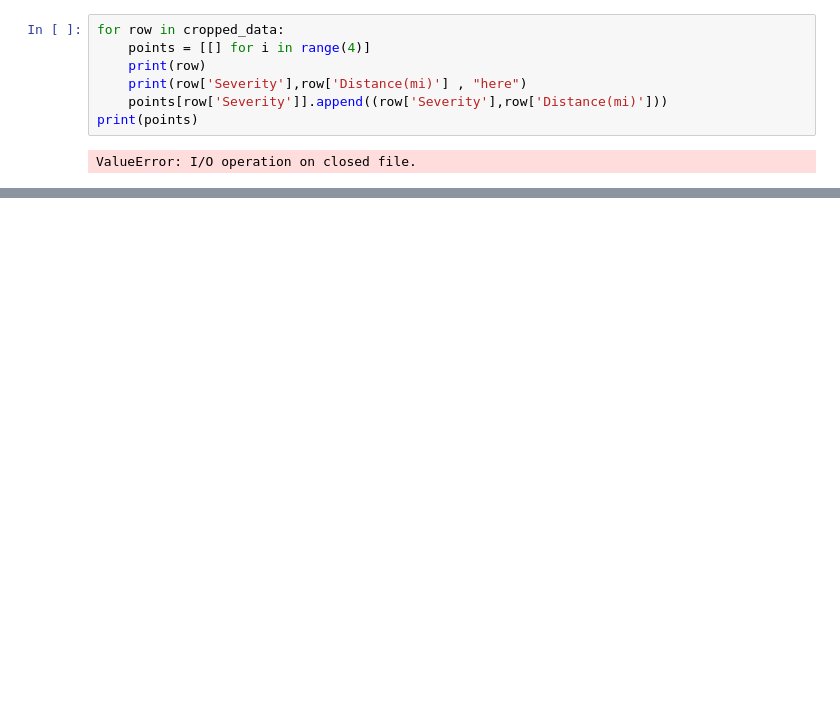
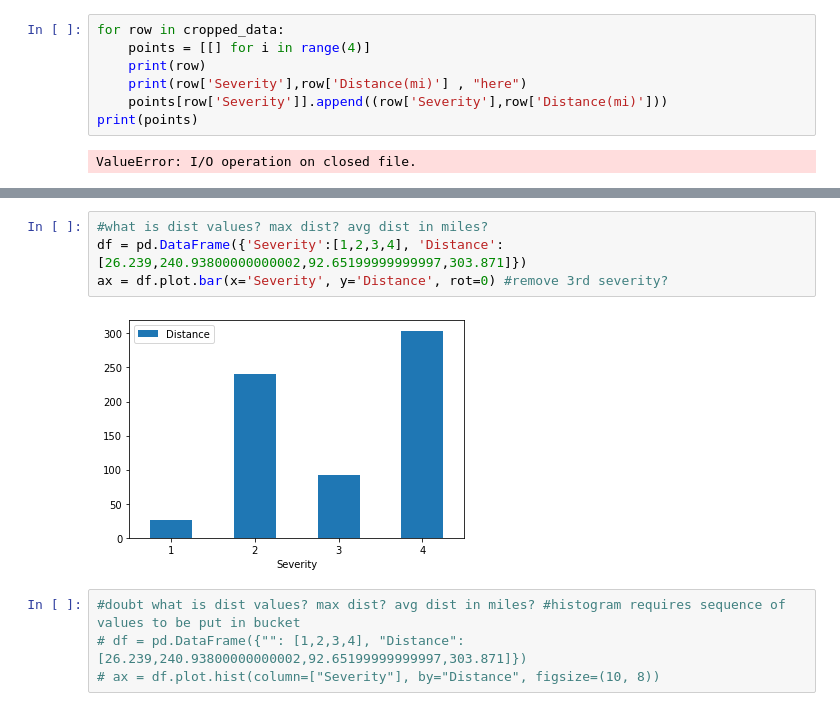
Before and after one commit to Isha28/CS784_Project, a Jupyter notebook: preprocess_exploratory.ipynb, the cells around one changed output, grey strips where cells are left out. Saved outputs shown, nothing was run; the diff lists cells and outputs as text; blank space fills up the shorter version.

```diff
--- a/preprocess_exploratory.ipynb
+++ b/preprocess_exploratory.ipynb
@@ -228,0 +233,10 @@ ValueError: I/O operation on closed file.
+# %%
+#what is dist values? max dist? avg dist in miles?
+df = pd.DataFrame({'Severity':[1,2,3,4], 'Distance':[26.239,240.93800000000002,92.65199999999997,303.871]})
+ax = df.plot.bar(x='Severity', y='Distance', rot=0) #remove 3rd severity?
+# %% [output]
+[figure, added]
+# %%
+#doubt what is dist values? max dist? avg dist in miles? #histogram requires sequence of values to be put in bucket
+# df = pd.DataFrame({"": [1,2,3,4], "Distance": [26.239,240.93800000000002,92.65199999999997,303.871]})
+# ax = df.plot.hist(column=["Severity"], by="Distance", figsize=(10, 8))
```
Also changed, not shown: parts of 9 cells of this notebook.
